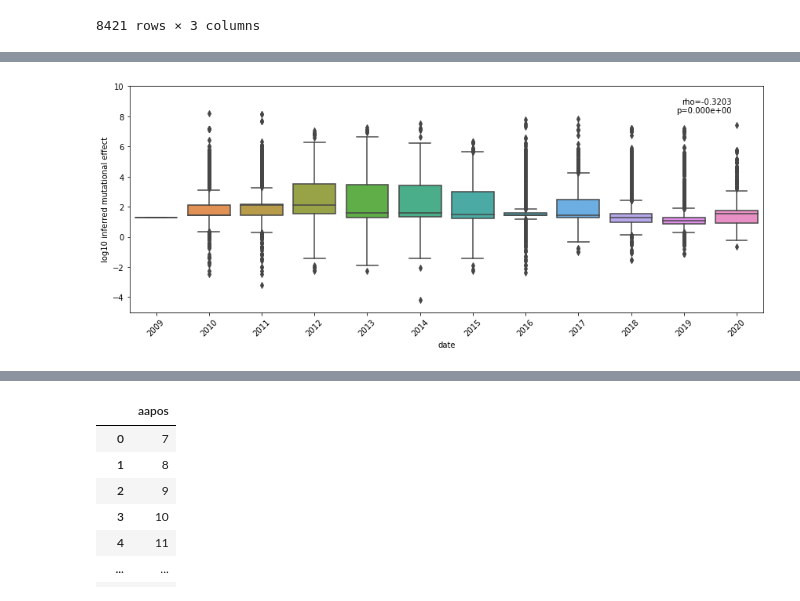
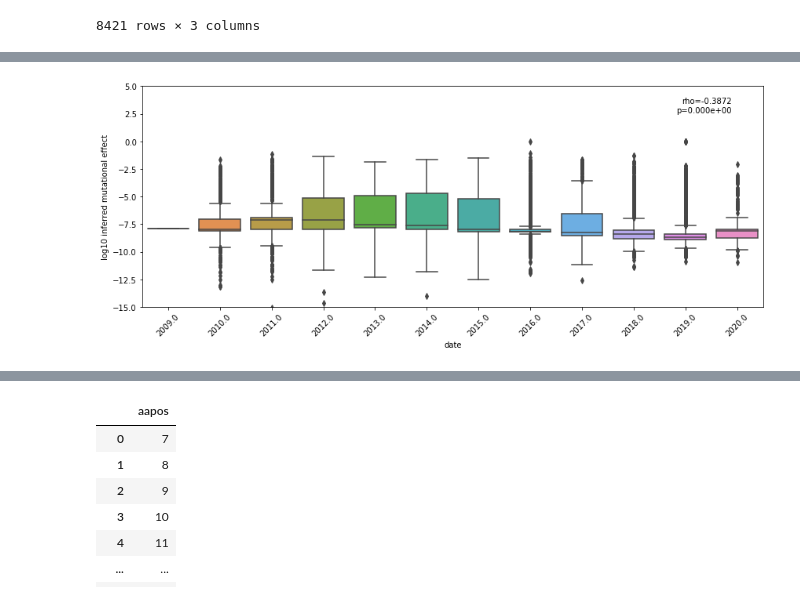
Before and after one commit to Tian-hao/flu_NA, a Jupyter notebook: NA_NOA.ipynb, the cells around one changed output, grey strips where cells are left out. Drawn from its saved outputs; the diff is of its cells as text; code cells hidden in the pictures.

```diff
--- a/NA_NOA.ipynb
+++ b/NA_NOA.ipynb
@@ -230,0 +250,6 @@ sdata
+# %%
+count = 0
+for seqname in seqdict:
+    print(seqname.rsplit('|')[4].rsplit('/')[-1])
+    count += 1
+    if count == 50: break
@@ -230,0 +274,17 @@ sdata
+# %%
+countbyyear = {}
+for year in range(2000,2021):
+    countbyyear[year] = 0
+for seqname in seqdict:
+    try:
+        year = float(seqname.rsplit('|')[4].rsplit('/')[-1][:4])
+        countbyyear[year] += 1
+    except:
+        continue
+plt.figure(figsize=(6,4))
+plt.bar(x=range(2000,2021),height=countbyyear.values(),width=0.4,edgecolor='black')
+plt.xticks(range(2000,2021),rotation=90)
+plt.xlabel('year')
+plt.ylabel('record count')
+plt.tight_layout()
+plt.savefig('record_count_by_year.png',dpi=600)
@@ -233,6 +295,7 @@ datelist = []
 inferfitlist = []
 seqlist = []
 nmutlist = []
+countrylist = []
 reslist = {}
 for drug in druglist:
     reslist[drug] = []
@@ -243,19 +306,17 @@ for seqname in seqdict:
     count += 1
     seq = seqdict[seqname]
     aaseq = ''
+    try:
+        year = float(seqname.rsplit('|')[4].rsplit('/')[-1][:4])
+        country = seqname.rsplit('|')[4].rsplit('/')[-3]
+    except:
+        continue
     for i,aa in enumerate(seq):
         if refseq[i] == '-': continue
         else:
             aaseq += aa
     if len(refaa) != len(aaseq):
         continue
-    try:
-        date = int(seqname.rsplit('Strain Name:')[-1].rsplit('|')[0].rsplit('(')[0][-4:])
-    except:
-        print(seqname)
-        continue
-    if date < 2009: continue
-    datelist.append(date)
     fit = 0
     nmut = 0
     pe = 0
@@ -275,12 +336,14 @@ for seqname in seqdict:
     inferfitlist.append(fit)
     seqlist.append(aaseq)
     nmutlist.append(nmut)
+    datelist.append(float(year))
+    countrylist.append(country)
     reslist['PE'].append(pe)
     reslist['ZA'].append(za)
     reslist['OS'].append(os)
 print('all sequences: '+str(len(datelist)))
-naturedata = pd.DataFrame(list(zip(seqlist, inferfitlist, datelist, nmutlist,reslist['PE'],reslist['ZA'],reslist['OS'])),
-               columns =['sequence', 'infered fitness', 'date', 'n.mut','PE_res','ZA_res','OS_res'])
+naturedata = pd.DataFrame(list(zip(seqlist, inferfitlist, datelist, nmutlist,countrylist,reslist['PE'],reslist['ZA'],reslist['OS'])),
+               columns =['sequence', 'infered fitness', 'date', 'n.mut','country','PE_res','ZA_res','OS_res'])
 # %% [output]
 reading reference count: 0
 Dated sequence: 0
@@ -355,15 +418,15 @@ naturedata = naturedata[-naturedata['infered fitness'].isnull()]
 # %%
 plt.figure(figsize=(12,5))
 ax = plt.subplot(1,1,1)
 #ax.scatter(naturedata['date'],naturedata['infered fitness'],edgecolor='black',alpha=0.01)
 sns.boxplot(data=naturedata,x='date',y='infered fitness')
 #plt.plot(naturedata['date'][window:],naturedata['localmean'][window:],lw=4,c='orange')
 plt.xticks(rotation=45)
 plt.ylabel('log10 inferred mutational effect')
-plt.ylim([-5,10])
+plt.ylim([-15,5])
 r,p = ss.spearmanr(naturedata['date'],naturedata['infered fitness'])
 plt.text(0.95,0.95,'rho='+str(round(r,4))+'\np='+'{:.3e}'.format(p),ha='right',va='top',transform=ax.transAxes)
 plt.tight_layout()
 plt.savefig('time_fitness.png',dpi=600)
 # %% [output]
-[figure, old version]
+[figure, new version]
```
Also changed, not shown: parts of 68 cells of this notebook.
